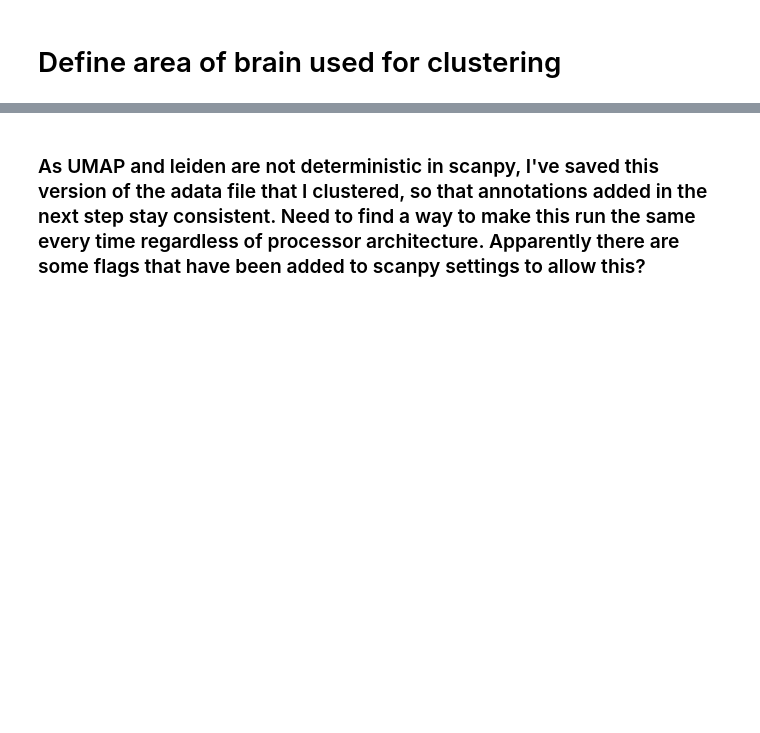
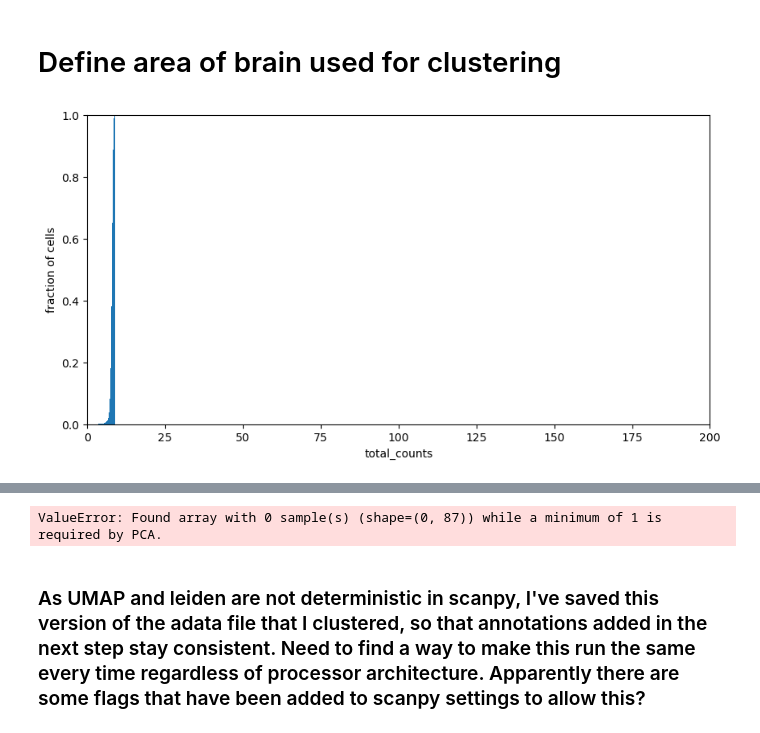
Before and after one commit to znamlab/brisc, a Jupyter notebook: brisc/cells_and_barcodes/rabies_presyn_ensembles.ipynb, the cells around one changed output, grey strips where cells are left out. Drawn from its saved outputs; the diff is of its cells as text; code cells hidden in the pictures; blank space fills up the shorter version.

```diff
--- a/brisc/cells_and_barcodes/rabies_presyn_ensembles.ipynb
+++ b/brisc/cells_and_barcodes/rabies_presyn_ensembles.ipynb
@@ -26,21 +26,23 @@ cell_df = pd.read_pickle(f'{data_path}roi1_2_5_6_cell_df_max_cell.pkl')
 # %%
 cell_df_all = cell_df[cell_df.index.isin(genes_df.index)]
 genes_df_all = genes_df[genes_df.index.isin(cell_df.index)]
-#remove roi column from genes_df_all
-genes_df_all = genes_df_all.drop('roi', axis=1)
+# remove roi column from genes_df_all
+genes_df_all = genes_df_all.drop("roi", axis=1)
 
 adata = sc.AnnData(genes_df_all)
 adata.obs = cell_df_all
 adata.obs.index = adata.obs.index.astype(str)
 adata.var.index = adata.var.index.astype(str)
 
-#Add fine area info
+# Add fine area info
 areas = adata.obs.area_acronym.to_list()
-layer = out = [re.sub(r'\D', '', s) for s in areas]
-adata.obs['layer'] = layer
+layer = out = [re.sub(r"\D", "", s) for s in areas]
+adata.obs["layer"] = layer
 barcode_sum_df = barcode_df.sum(axis=1).to_frame()
-barcode_sum_df.index.names = ['label']
-barcode_sum_df = barcode_sum_df[barcode_sum_df.index.isin(adata.obs.index.astype('int'))]
+barcode_sum_df.index.names = ["label"]
+barcode_sum_df = barcode_sum_df[
+    barcode_sum_df.index.isin(adata.obs.index.astype("int"))
+]
 barcode_sum_df.reindex(adata.obs.index.astype(int).to_list())
-barcode_sum_df.index = barcode_sum_df.index.astype('str')
-adata.obs['sum_barcode_counts'] = barcode_sum_df
+barcode_sum_df.index = barcode_sum_df.index.astype("str")
+adata.obs["sum_barcode_counts"] = barcode_sum_df
@@ -103,27 +369,31 @@ fiber_acronyms = ['scwm','amc','ee','cc','cing', 'or','ar', 'fa', 'ccg', 'fp', '
 expanded_iso_acronyms = isocortex_cropped_acronyms + fiber_acronyms
 adata_iso_expanded = adata[adata.obs.area_acronym.isin(expanded_iso_acronyms)].copy()
 # %%
-#Make a plot of cumulative distribution of total_counts
-sc.pp.calculate_qc_metrics(adata_iso_expanded, percent_top=None, log1p=False, inplace=True)
-plt.figure(figsize=(10,5))
+# Make a plot of cumulative distribution of total_counts
+sc.pp.calculate_qc_metrics(
+    adata_iso_expanded, percent_top=None, log1p=False, inplace=True
+)
+plt.figure(figsize=(10, 5))
 plt.hist(adata_iso_expanded.obs.total_counts, bins=1000, cumulative=True, density=True)
-plt.xlabel('total_counts')
-plt.ylabel('fraction of cells')
-plt.xlim(0,200)
-plt.ylim(0,1)
+plt.xlabel("total_counts")
+plt.ylabel("fraction of cells")
+plt.xlim(0, 200)
+plt.ylim(0, 1)
 plt.show()
 
 min_genes = 4
 min_counts = 30
 max_counts = 150
-for adata in [adata_iso_expanded]: #adata,  adata_iso, adata_vis
+for adata in [adata_iso_expanded]:  # adata,  adata_iso, adata_vis
     sc.pp.calculate_qc_metrics(adata, percent_top=None, log1p=False, inplace=True)
     sc.pp.filter_cells(adata, min_counts=min_counts)
     adata.raw = adata
     sc.pp.normalize_total(adata, target_sum=10)
     sc.pp.log1p(adata)
-    sc.tl.pca(adata, svd_solver='arpack')
+    sc.tl.pca(adata, svd_solver="arpack")
     sc.pl.pca_variance_ratio(adata, log=True, show=False)
     sc.pp.neighbors(adata, n_neighbors=10, n_pcs=30)
     sc.tl.umap(adata, min_dist=0.05)
     sc.tl.leiden(adata, resolution=1.3)
+# %% [output]
+[figure, added]
@@ -130,3 +401,4 @@ for adata in [adata_iso_expanded]: #adata,  adata_iso, adata_vis
+ValueError: Found array with 0 sample(s) (shape=(0, 87)) while a minimum of 1 is required by PCA.
 # %% [markdown]
 ### As UMAP and leiden are not deterministic in scanpy, I've saved this version of the adata file that I clustered, so that annotations added in the next step stay consistent. Need to find a way to make this run the same every time regardless of processor architecture. Apparently there are some flags that have been added to scanpy settings to allow this?
 # %%
```
Also changed, not shown: parts of 14 cells of this notebook, 4 other files.
